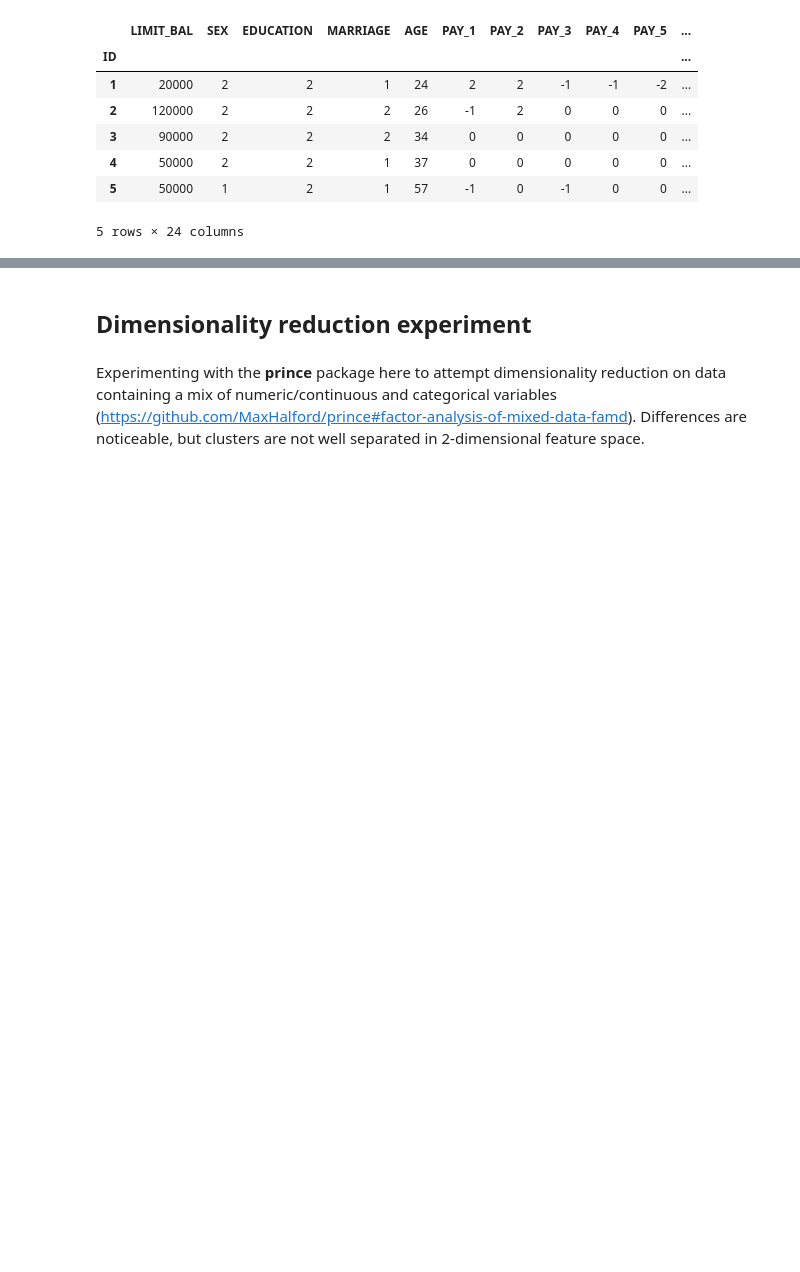
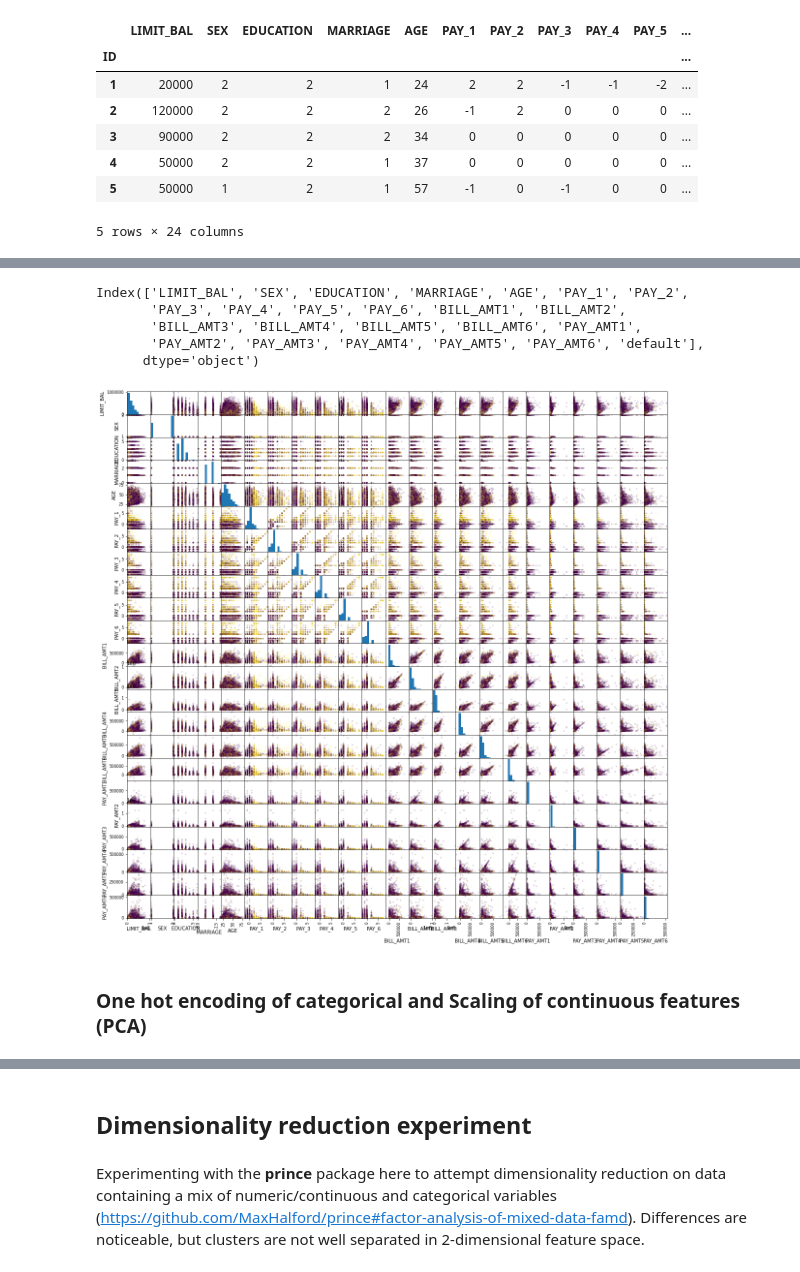
Before and after one commit to MADS-milestone/milestone-2, a Jupyter notebook: unsupervised_learning.ipynb, the cells around one changed output, grey strips where cells are left out. Cells and saved outputs as stored; diff of their text form; code cells hidden in the pictures; blank space fills up the shorter version.

```diff
--- a/unsupervised_learning.ipynb
+++ b/unsupervised_learning.ipynb
@@ -54,0 +38,17 @@ def_cat_df.head()
+# %%
+default_df.columns
+# %% [output]
+Index(['LIMIT_BAL', 'SEX', 'EDUCATION', 'MARRIAGE', 'AGE', 'PAY_1', 'PAY_2',
+       'PAY_3', 'PAY_4', 'PAY_5', 'PAY_6', 'BILL_AMT1', 'BILL_AMT2',
+       'BILL_AMT3', 'BILL_AMT4', 'BILL_AMT5', 'BILL_AMT6', 'PAY_AMT1',
+       'PAY_AMT2', 'PAY_AMT3', 'PAY_AMT4', 'PAY_AMT5', 'PAY_AMT6', 'default'],
+      dtype='object')
+# %%
+X_def_df = default_df.drop('default', axis=1)
+y_def_df = default_df['default']
+
+scatter_matrix(X_def_df, c=y_def_df, alpha = 0.2, figsize=[20,20]);
+# %% [output]
+[figure, added]
+# %% [markdown]
+### One hot encoding of categorical and Scaling of continuous features (PCA)
```
Also changed, not shown: parts of 20 cells of this notebook.
